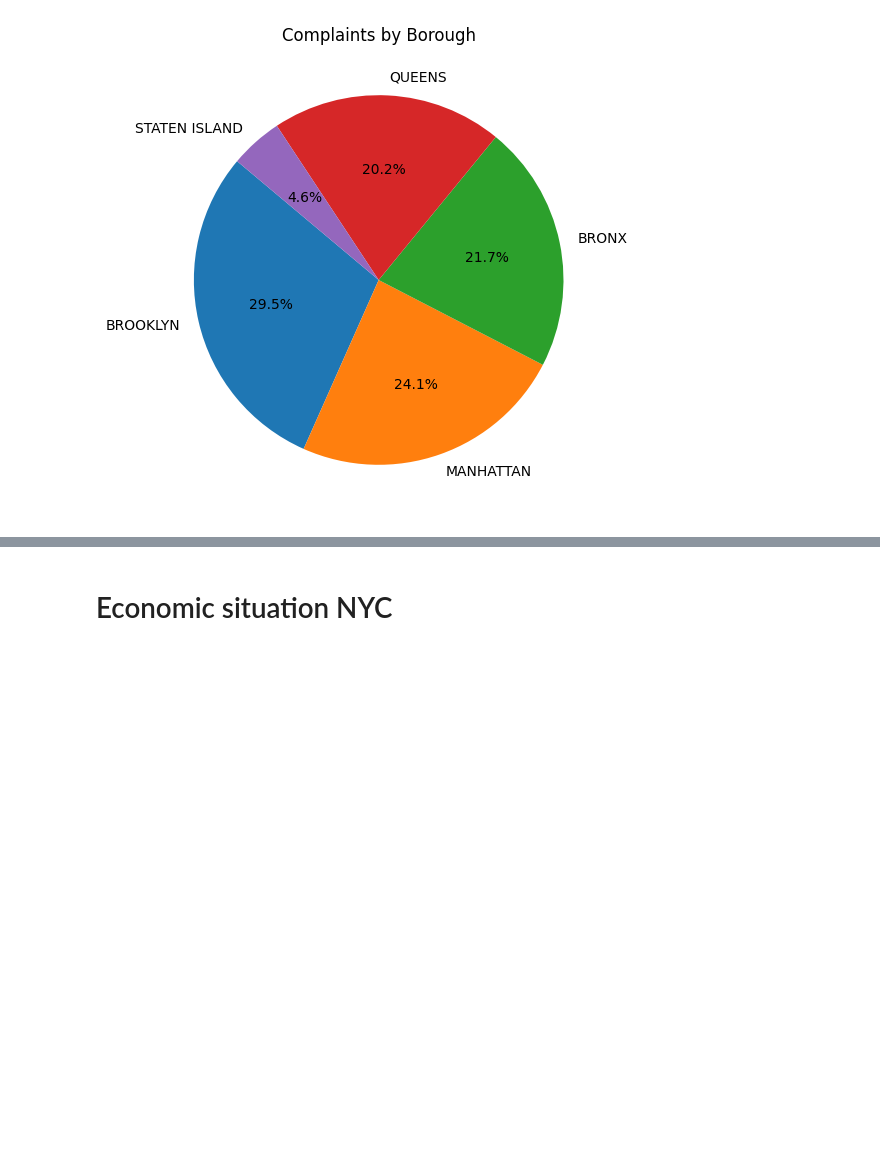
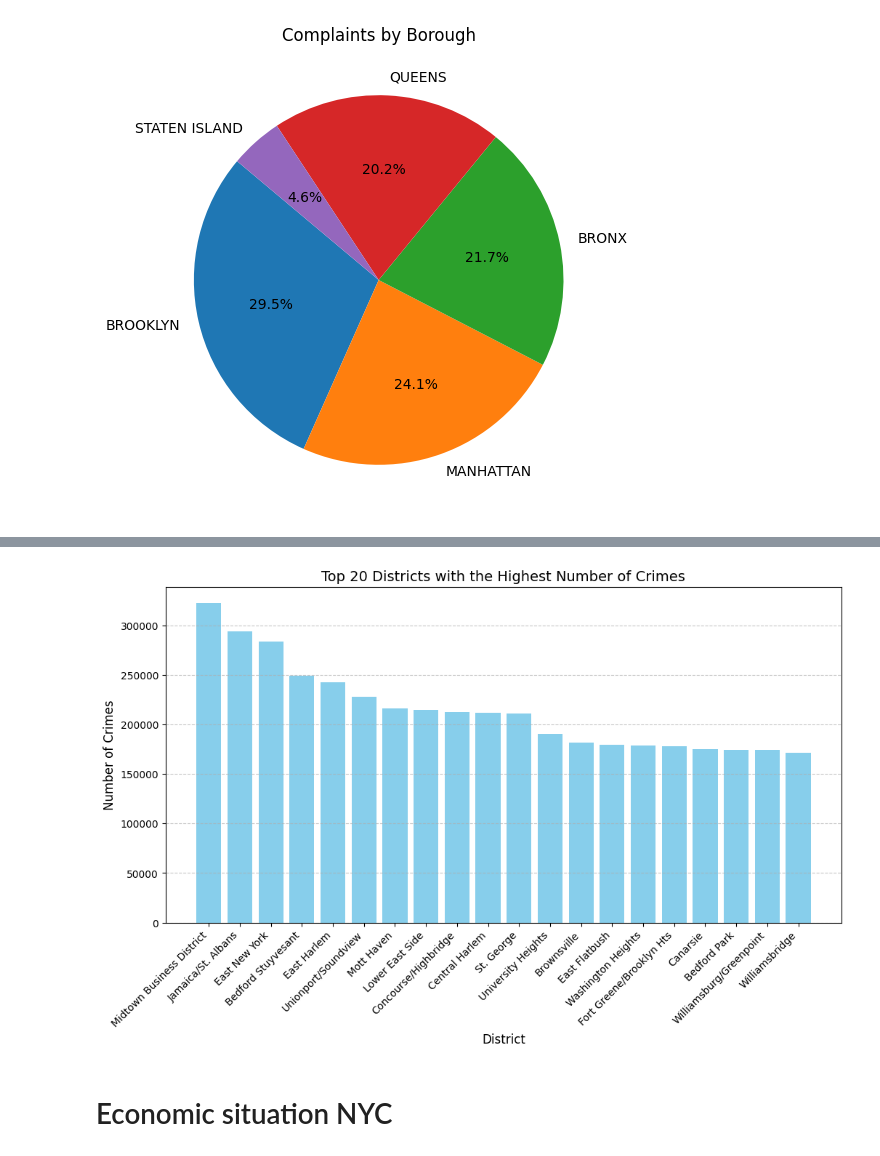
Before and after one commit to com-480-data-visualization/BluePink, a Jupyter notebook: data_exploration.ipynb, the cells around one changed output, grey strips where cells are left out. Saved outputs shown, nothing was run; the diff lists cells and outputs as text; code cells hidden in the pictures; blank space fills up the shorter version.

```diff
--- a/data_exploration.ipynb
+++ b/data_exploration.ipynb
@@ -496,0 +487,4 @@ df.head()
+# %%
+nbr_crimes_by_district = df.groupby('District_Code').size().reset_index(name='nbr_crimes')
+nbr_crimes_by_district['District_name'] = nbr_crimes_by_district['District_Code'].map({v: k for k, v in district_code_map.items()})
+nbr_crimes_by_district.head()
@@ -497,3 +498,17 @@ df.head()
+# %%
+top_20_districts = nbr_crimes_by_district.sort_values(by='nbr_crimes', ascending=False).head(20)
+
+# Plot the number of crimes per district (top 20)
+plt.figure(figsize=(12, 6))
+plt.bar(top_20_districts['District_name'], top_20_districts['nbr_crimes'], color='skyblue')
+plt.xticks(rotation=45, ha='right', fontsize=10)
+plt.ylabel("Number of Crimes", fontsize=12)
+plt.xlabel("District", fontsize=12)
+plt.title("Top 20 Districts with the Highest Number of Crimes", fontsize=14)
+plt.grid(axis='y', linestyle='--', alpha=0.7)
+plt.show()
+# %% [output]
+[figure, added]
 # %% [markdown]
 # Economic situation NYC
 # %% [markdown]
```
Also changed, not shown: parts of 10 cells of this notebook.
